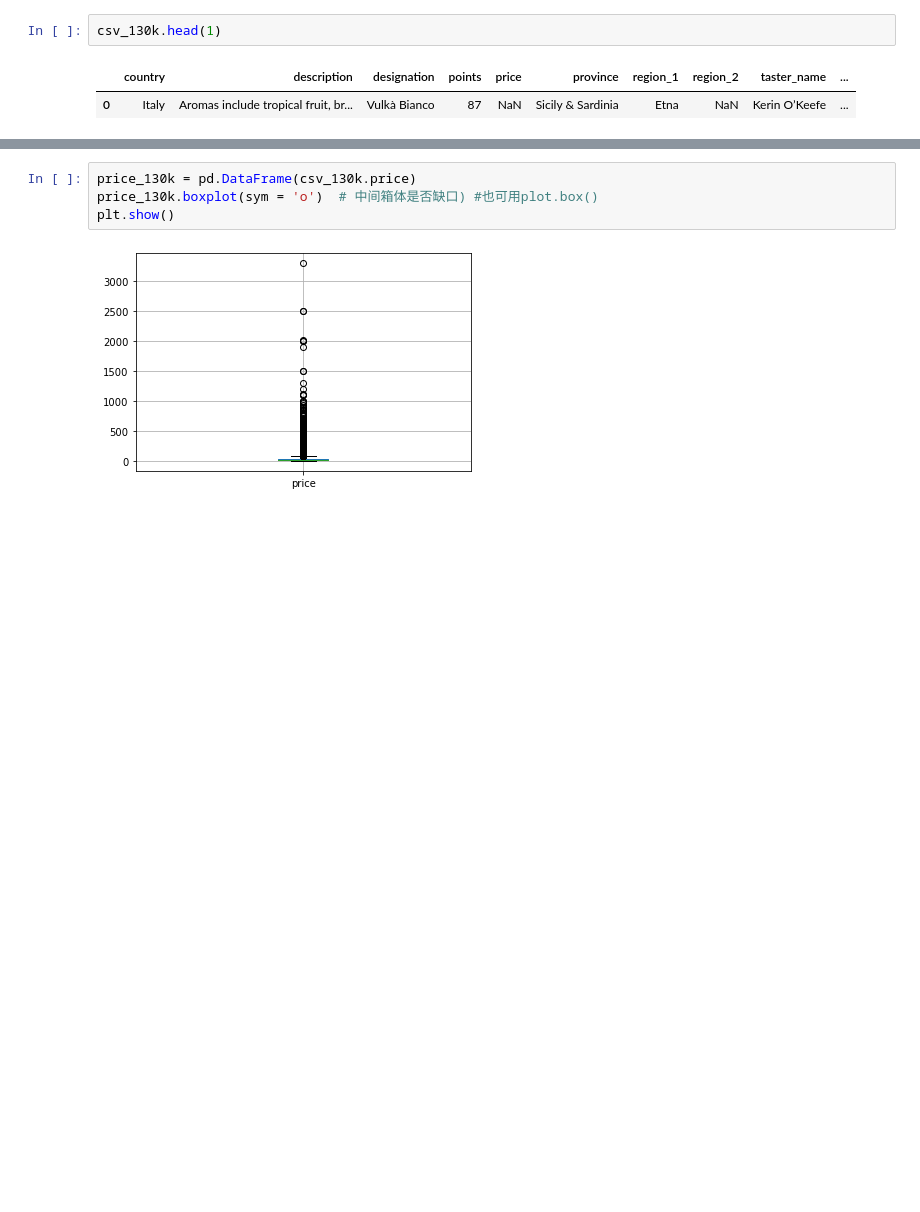
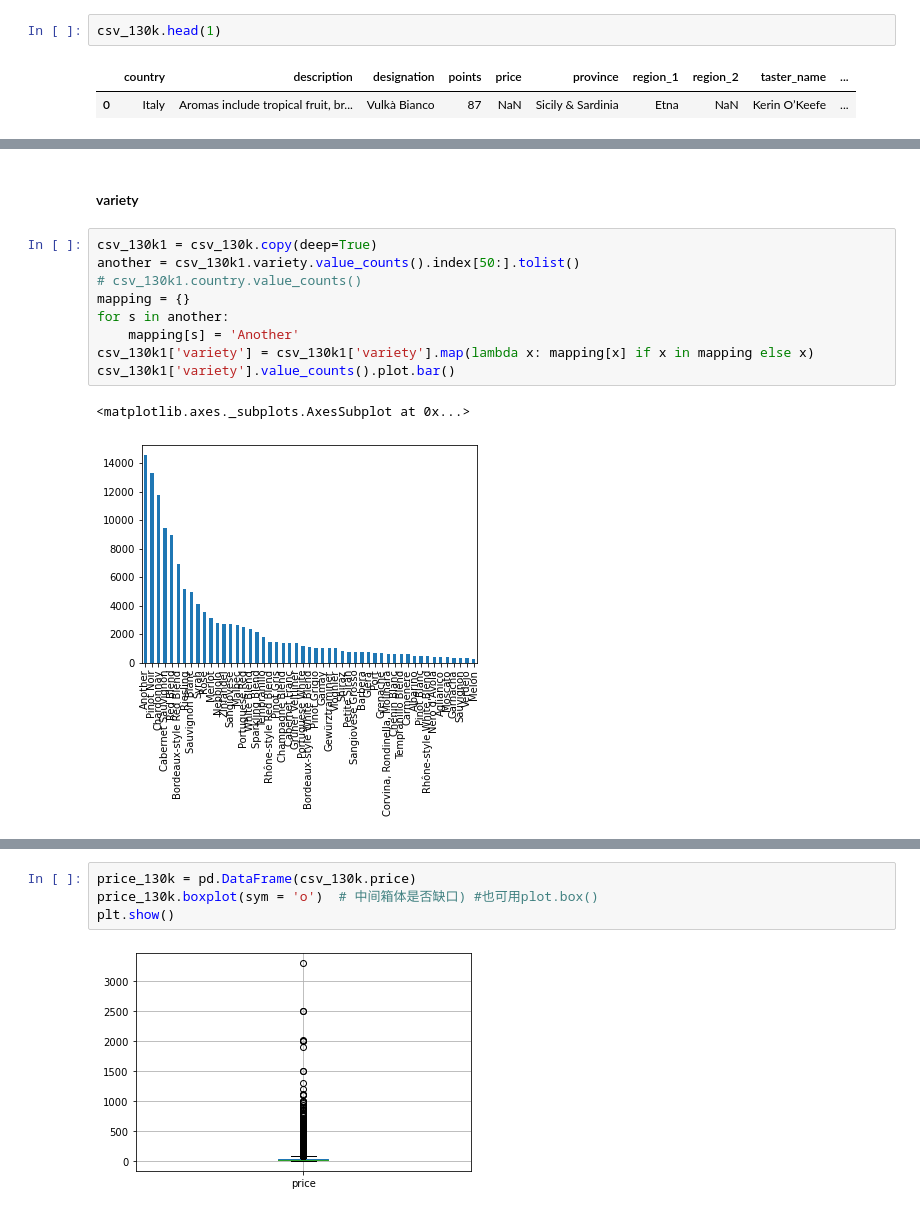
Before and after one commit to Laoannnnn/DataMining, a Jupyter notebook: WineReviews.ipynb, the cells around one changed output, grey strips where cells are left out. Drawn from its saved outputs; the diff is of its cells as text; blank space fills up the shorter version.

```diff
--- a/WineReviews.ipynb
+++ b/WineReviews.ipynb
@@ -200,0 +59,14 @@ plt.show()
+# %% [markdown]
+#### variety
+# %%
+csv_130k1 = csv_130k.copy(deep=True)
+another = csv_130k1.variety.value_counts().index[50:].tolist()
+# csv_130k1.country.value_counts()
+mapping = {}
+for s in another:
+    mapping[s] = 'Another'
+csv_130k1['variety'] = csv_130k1['variety'].map(lambda x: mapping[x] if x in mapping else x)
+csv_130k1['variety'].value_counts().plot.bar()
+# %% [output]
+<matplotlib.axes._subplots.AxesSubplot at 0x...>
+[figure, added]
```
Also changed, not shown: parts of 62 cells of this notebook.
